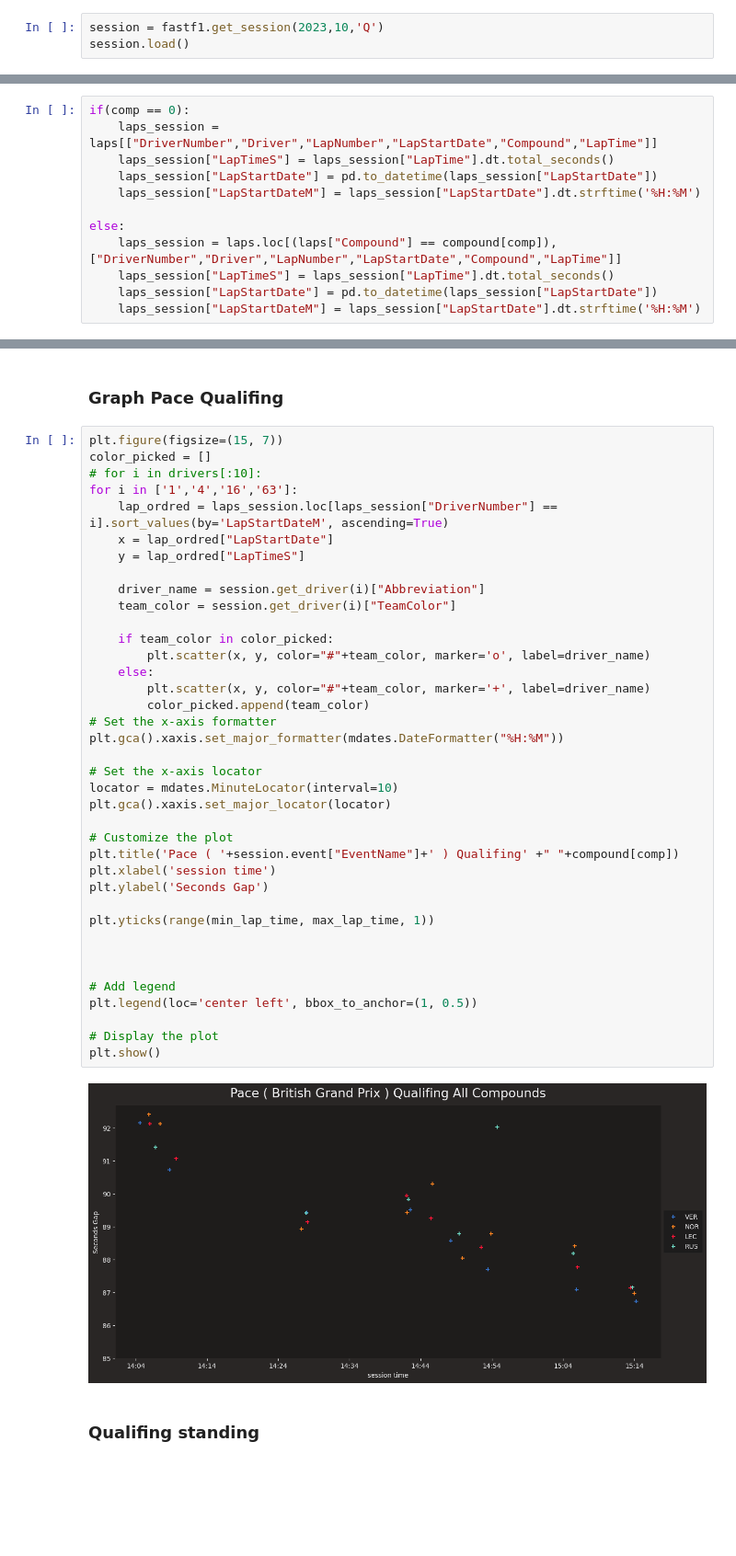
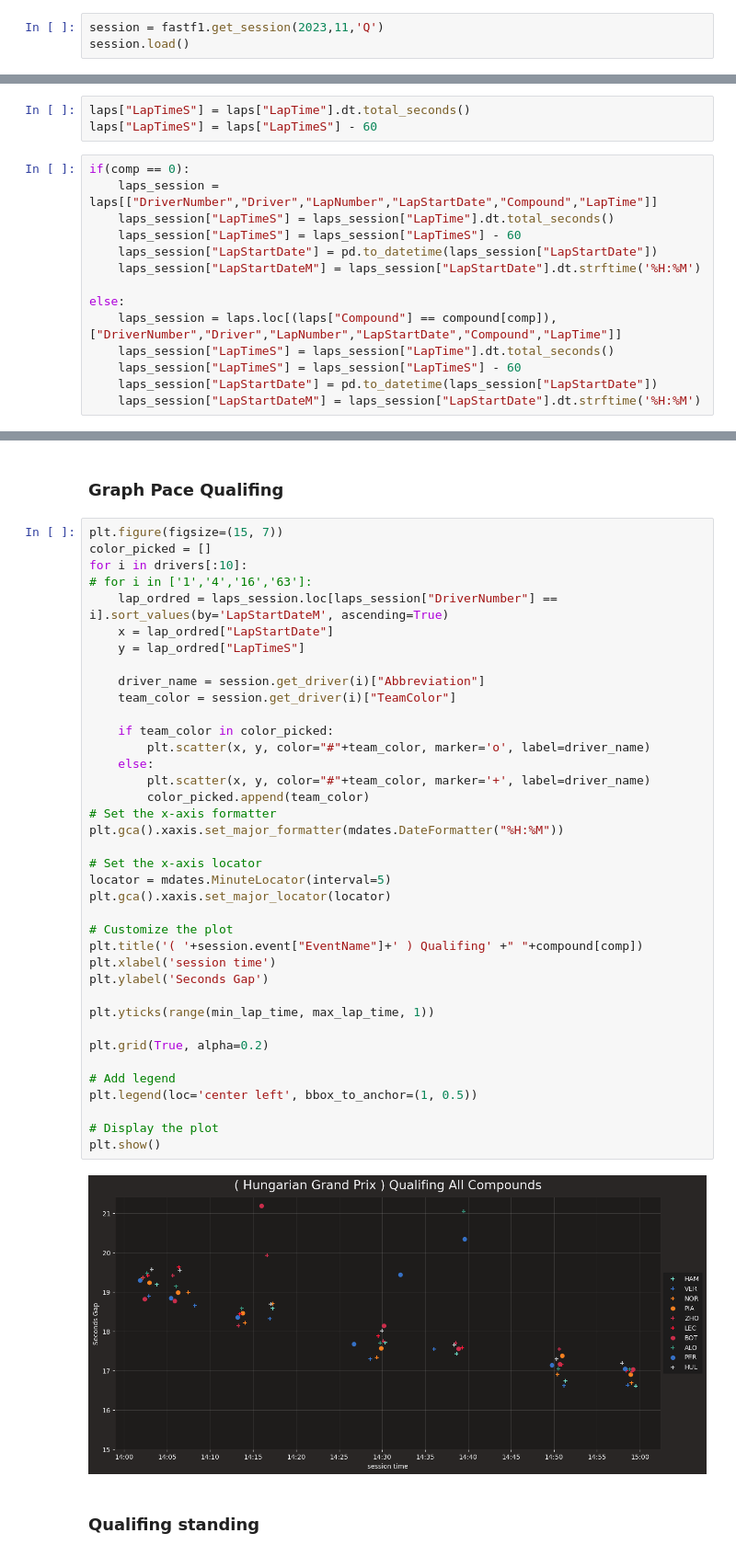
Before and after one commit to RACIM01/F1_Data_Analysing_RCM, a Jupyter notebook: Qualifing.ipynb, the cells around one changed output, grey strips where cells are left out. Shown at 92% size. Saved outputs shown, nothing was run; the diff lists cells and outputs as text; blank space fills up the shorter version.

```diff
--- a/Qualifing.ipynb
+++ b/Qualifing.ipynb
@@ -16,6 +16,6 @@ import matplotlib.dates as mdates
 # enabling misc_mpl_mods will turn on minor grid lines that clutters the plot
 fastf1.plotting.setup_mpl(mpl_timedelta_support=False, misc_mpl_mods=False)
 # %%
-session = fastf1.get_session(2023,10,'Q')
+session = fastf1.get_session(2023,11,'Q')
 session.load()
 # %% [output]
@@ -160,16 +160,21 @@ Try using .loc[row_indexer,col_indexer] = value instead
 
 See the caveats in the documentation: https://pandas.pydata.org/pandas-docs/stable/user_guide/indexing.html#returning-a-view-versus-a-copy
   laps['LapTimeMinute'] = laps['LapTimeMinute'].apply(lambda x: f"{x.seconds//60:02d}:{x.seconds%60:02d}.{x.microseconds//1000:03d}")
+# %%
+laps["LapTimeS"] = laps["LapTime"].dt.total_seconds()
+laps["LapTimeS"] = laps["LapTimeS"] - 60
 # %%
 if(comp == 0):
     laps_session = laps[["DriverNumber","Driver","LapNumber","LapStartDate","Compound","LapTime"]]
     laps_session["LapTimeS"] = laps_session["LapTime"].dt.total_seconds()
+    laps_session["LapTimeS"] = laps_session["LapTimeS"] - 60
     laps_session["LapStartDate"] = pd.to_datetime(laps_session["LapStartDate"])
     laps_session["LapStartDateM"] = laps_session["LapStartDate"].dt.strftime('%H:%M')
 
 else:
     laps_session = laps.loc[(laps["Compound"] == compound[comp]),["DriverNumber","Driver","LapNumber","LapStartDate","Compound","LapTime"]]
     laps_session["LapTimeS"] = laps_session["LapTime"].dt.total_seconds()
+    laps_session["LapTimeS"] = laps_session["LapTimeS"] - 60
     laps_session["LapStartDate"] = pd.to_datetime(laps_session["LapStartDate"])
     laps_session["LapStartDateM"] = laps_session["LapStartDate"].dt.strftime('%H:%M')
 # %% [output]
@@ -205,42 +215,42 @@ min_lap_time = int(laps_session["LapTimeS"].min()-1)
 # %%
 plt.figure(figsize=(15, 7))
 color_picked = []
-# for i in drivers[:10]:
-for i in ['1','4','16','63']:
+for i in drivers[:10]:
+# for i in ['1','4','16','63']:
     lap_ordred = laps_session.loc[laps_session["DriverNumber"] == i].sort_values(by='LapStartDateM', ascending=True)
     x = lap_ordred["LapStartDate"]
     y = lap_ordred["LapTimeS"]
 
     driver_name = session.get_driver(i)["Abbreviation"]
     team_color = session.get_driver(i)["TeamColor"]
 
     if team_color in color_picked:
         plt.scatter(x, y, color="#"+team_color, marker='o', label=driver_name)
     else:
         plt.scatter(x, y, color="#"+team_color, marker='+', label=driver_name)
         color_picked.append(team_color)
 # Set the x-axis formatter
 plt.gca().xaxis.set_major_formatter(mdates.DateFormatter("%H:%M"))
 
 # Set the x-axis locator
-locator = mdates.MinuteLocator(interval=10)
+locator = mdates.MinuteLocator(interval=5)
 plt.gca().xaxis.set_major_locator(locator)
 
 # Customize the plot
-plt.title('Pace ( '+session.event["EventName"]+' ) Qualifing' +" "+compound[comp])
+plt.title('( '+session.event["EventName"]+' ) Qualifing' +" "+compound[comp])
 plt.xlabel('session time')
 plt.ylabel('Seconds Gap')
 
 plt.yticks(range(min_lap_time, max_lap_time, 1))
 
-
+plt.grid(True, alpha=0.2)
 
 # Add legend
 plt.legend(loc='center left', bbox_to_anchor=(1, 0.5))
 
 # Display the plot
 plt.show()
 # %% [output]
-[figure, old version]
+[figure, new version]
 # %% [markdown]
 ### Qualifing standing
```
Also changed, not shown: parts of 10 cells of this notebook, 2 other files.
